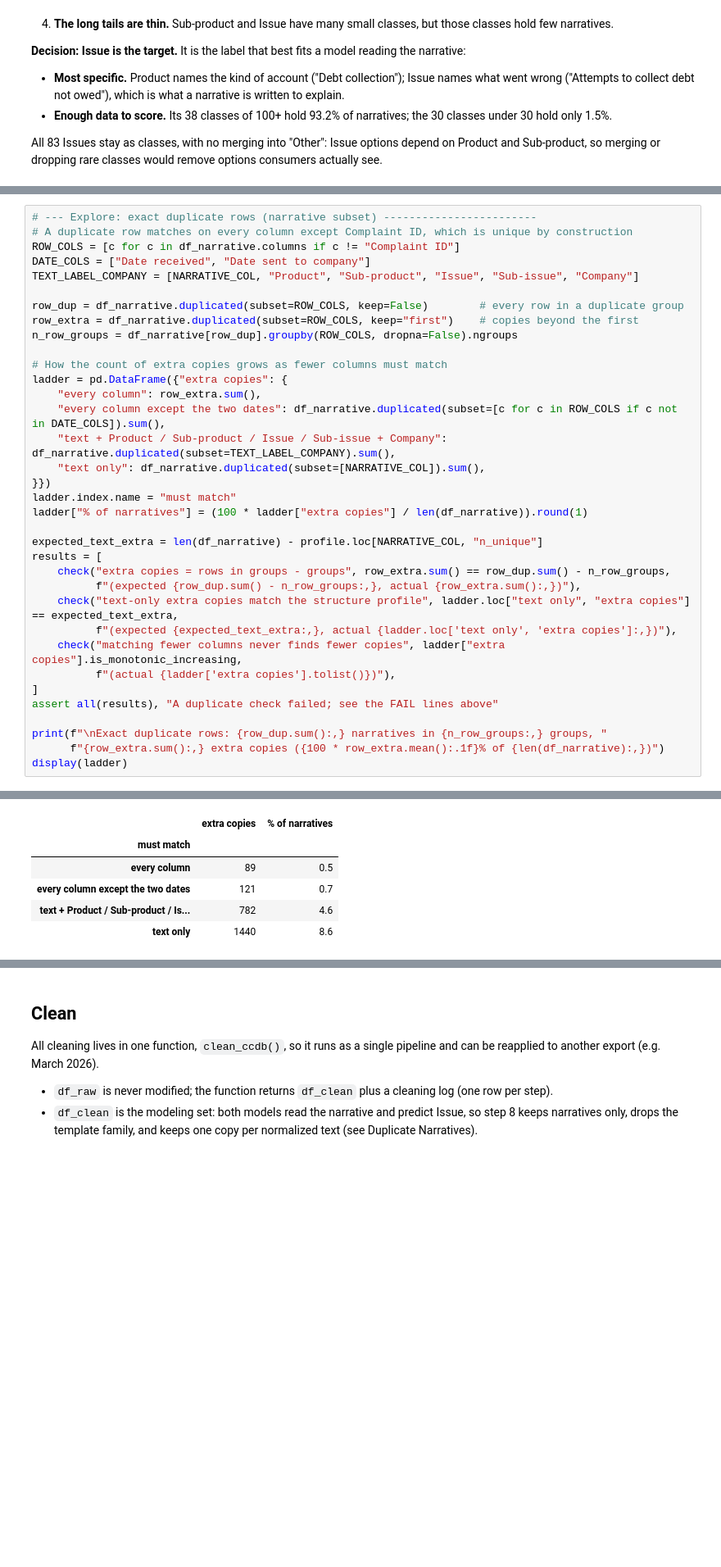
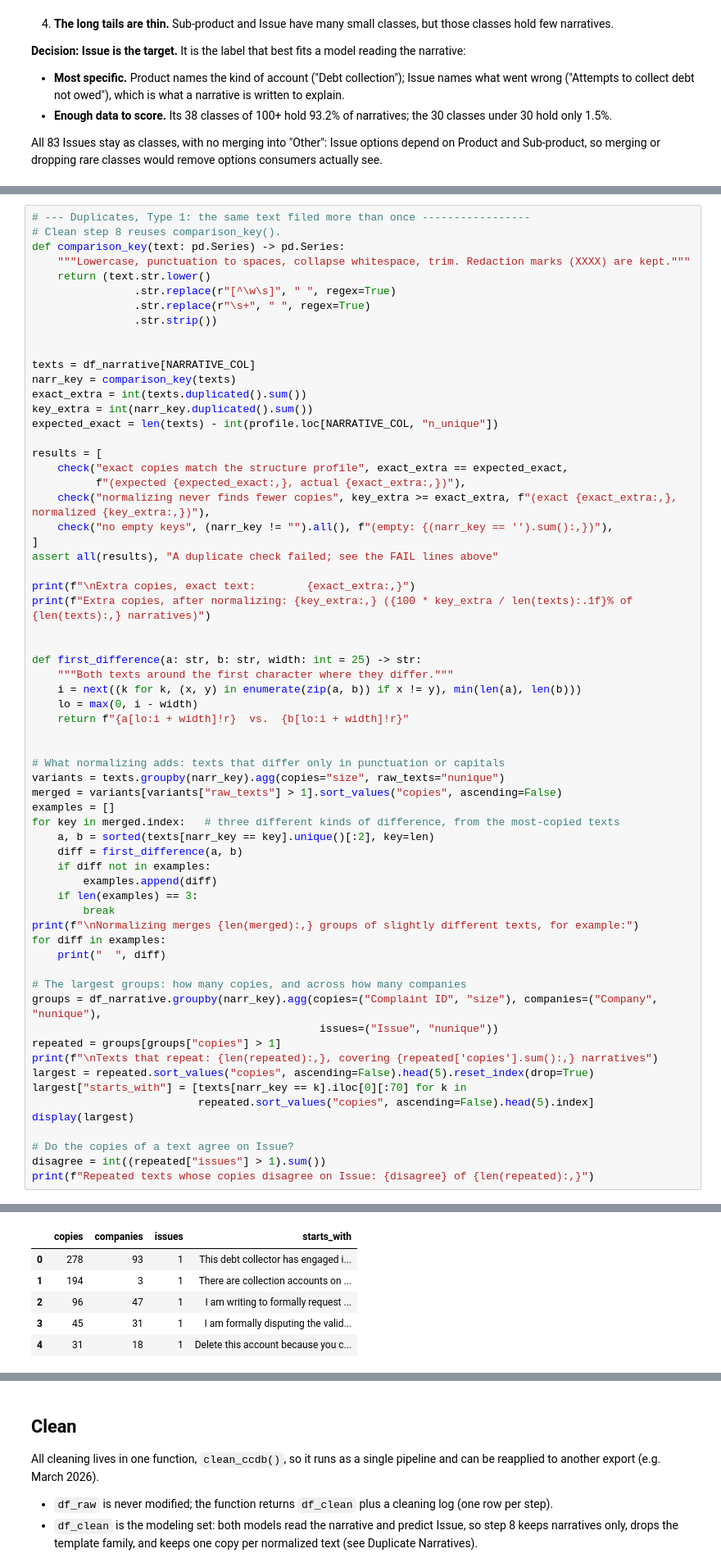
Before and after one commit to wynnther-triho/INFO-4340-Final-Project-CCDB, a Jupyter notebook: notebooks/final_project.ipynb, the cells around one changed output, grey strips where cells are left out. Shown at 82% size. Cells and saved outputs as stored; diff of their text form; blank space fills up the shorter version.

```diff
--- a/notebooks/final_project.ipynb
+++ b/notebooks/final_project.ipynb
@@ -857,36 +859,65 @@ The structure profile shows 16,820 narratives but only 15,380 unique texts. Befo
 # %%
-# --- Explore: exact duplicate rows (narrative subset) ------------------------
-# A duplicate row matches on every column except Complaint ID, which is unique by construction
-ROW_COLS = [c for c in df_narrative.columns if c != "Complaint ID"]
-DATE_COLS = ["Date received", "Date sent to company"]
-TEXT_LABEL_COMPANY = [NARRATIVE_COL, "Product", "Sub-product", "Issue", "Sub-issue", "Company"]
+# --- Duplicates, Type 1: the same text filed more than once -----------------
+# Clean step 8 reuses comparison_key().
+def comparison_key(text: pd.Series) -> pd.Series:
+    """Lowercase, punctuation to spaces, collapse whitespace, trim. Redaction marks (XXXX) are kept."""
+    return (text.str.lower()
+                .str.replace(r"[^\w\s]", " ", regex=True)
+                .str.replace(r"\s+", " ", regex=True)
+                .str.strip())
 
-row_dup = df_narrative.duplicated(subset=ROW_COLS, keep=False)        # every row in a duplicate group
-row_extra = df_narrative.duplicated(subset=ROW_COLS, keep="first")    # copies beyond the first
-n_row_groups = df_narrative[row_dup].groupby(ROW_COLS, dropna=False).ngroups
 
-# How the count of extra copies grows as fewer columns must match
-ladder = pd.DataFrame({"extra copies": {
-    "every column": row_extra.sum(),
-    "every column except the two dates": df_narrative.duplicated(subset=[c for c in ROW_COLS if c not in DATE_COLS]).sum(),
-    "text + Product / Sub-product / Issue / Sub-issue + Company": df_narrative.duplicated(subset=TEXT_LABEL_COMPANY).sum(),
-    "text only": df_narrative.duplicated(subset=[NARRATIVE_COL]).sum(),
-}})
-ladder.index.name = "must match"
-ladder["% of narratives"] = (100 * ladder["extra copies"] / len(df_narrative)).round(1)
+texts = df_narrative[NARRATIVE_COL]
+narr_key = comparison_key(texts)
+exact_extra = int(texts.duplicated().sum())
+key_extra = int(narr_key.duplicated().sum())
+expected_exact = len(texts) - int(profile.loc[NARRATIVE_COL, "n_unique"])
 
-expected_text_extra = len(df_narrative) - profile.loc[NARRATIVE_COL, "n_unique"]
 results = [
-    check("extra copies = rows in groups - groups", row_extra.sum() == row_dup.sum() - n_row_groups,
-          f"(expected {row_dup.sum() - n_row_groups:,}, actual {row_extra.sum():,})"),
-    check("text-only extra copies match the structure profile", ladder.loc["text only", "extra copies"] == expected_text_extra,
-          f"(expected {expected_text_extra:,}, actual {ladder.loc['text only', 'extra copies']:,})"),
-    check("matching fewer columns never finds fewer copies", ladder["extra copies"].is_monotonic_increasing,
-          f"(actual {ladder['extra copies'].tolist()})"),
+    check("exact copies match the structure profile", exact_extra == expected_exact,
+          f"(expected {expected_exact:,}, actual {exact_extra:,})"),
+    check("normalizing never finds fewer copies", key_extra >= exact_extra, f"(exact {exact_extra:,}, normalized {key_extra:,})"),
+    check("no empty keys", (narr_key != "").all(), f"(empty: {(narr_key == '').sum():,})"),
 ]
 assert all(results), "A duplicate check failed; see the FAIL lines above"
 
-print(f"\nExact duplicate rows: {row_dup.sum():,} narratives in {n_row_groups:,} groups, "
-      f"{row_extra.sum():,} extra copies ({100 * row_extra.mean():.1f}% of {len(df_narrative):,})")
-display(ladder)
+print(f"\nExtra copies, exact text:        {exact_extra:,}")
+print(f"Extra copies, after normalizing: {key_extra:,} ({100 * key_extra / len(texts):.1f}% of {len(texts):,} narratives)")
+
+
+def first_difference(a: str, b: str, width: int = 25) -> str:
+    """Both texts around the first character where they differ."""
+    i = next((k for k, (x, y) in enumerate(zip(a, b)) if x != y), min(len(a), len(b)))
+    lo = max(0, i - width)
+    return f"{a[lo:i + width]!r}  vs.  {b[lo:i + width]!r}"
+
+
+# What normalizing adds: texts that differ only in punctuation or capitals
+variants = texts.groupby(narr_key).agg(copies="size", raw_texts="nunique")
+merged = variants[variants["raw_texts"] > 1].sort_values("copies", ascending=False)
+examples = []
+for key in merged.index:   # three different kinds of difference, from the most-copied texts
+    a, b = sorted(texts[narr_key == key].unique()[:2], key=len)
+    diff = first_difference(a, b)
+    if diff not in examples:
+        examples.append(diff)
+    if len(examples) == 3:
+        break
+print(f"\nNormalizing merges {len(merged):,} groups of slightly different texts, for example:")
+for diff in examples:
+    print("  ", diff)
+
+# The largest groups: how many copies, and across how many companies
+groups = df_narrative.groupby(narr_key).agg(copies=("Complaint ID", "size"), companies=("Company", "nunique"),
+                                             issues=("Issue", "nunique"))
+repeated = groups[groups["copies"] > 1]
+print(f"\nTexts that repeat: {len(repeated):,}, covering {repeated['copies'].sum():,} narratives")
+largest = repeated.sort_values("copies", ascending=False).head(5).reset_index(drop=True)
+largest["starts_with"] = [texts[narr_key == k].iloc[0][:70] for k in
+                          repeated.sort_values("copies", ascending=False).head(5).index]
+display(largest)
+
+# Do the copies of a text agree on Issue?
+disagree = int((repeated["issues"] > 1).sum())
+print(f"Repeated texts whose copies disagree on Issue: {disagree} of {len(repeated):,}")
 # %% [output]
@@ -898,6 +937,6 @@ Exact duplicate rows: 151 narratives in 62 groups, 89 extra copies (0.5% of 16,8
-|  | extra copies | % of narratives |
-| must match |  |  |
-| every column | 89 | 0.5 |
-| every column except the two dates | 121 | 0.7 |
-| text + Product / Sub-product / Is... | 782 | 4.6 |
-| text only | 1440 | 8.6 |
+|  | copies | companies | issues | starts_with |
+| 0 | 278 | 93 | 1 | This debt collector has engaged i... |
+| 1 | 194 | 3 | 1 | There are collection accounts on ... |
+| 2 | 96 | 47 | 1 | I am writing to formally request ... |
+| 3 | 45 | 31 | 1 | I am formally disputing the valid... |
+| 4 | 31 | 18 | 1 | Delete this account because you c... |
```
Also changed, not shown: parts of 14 cells of this notebook.
